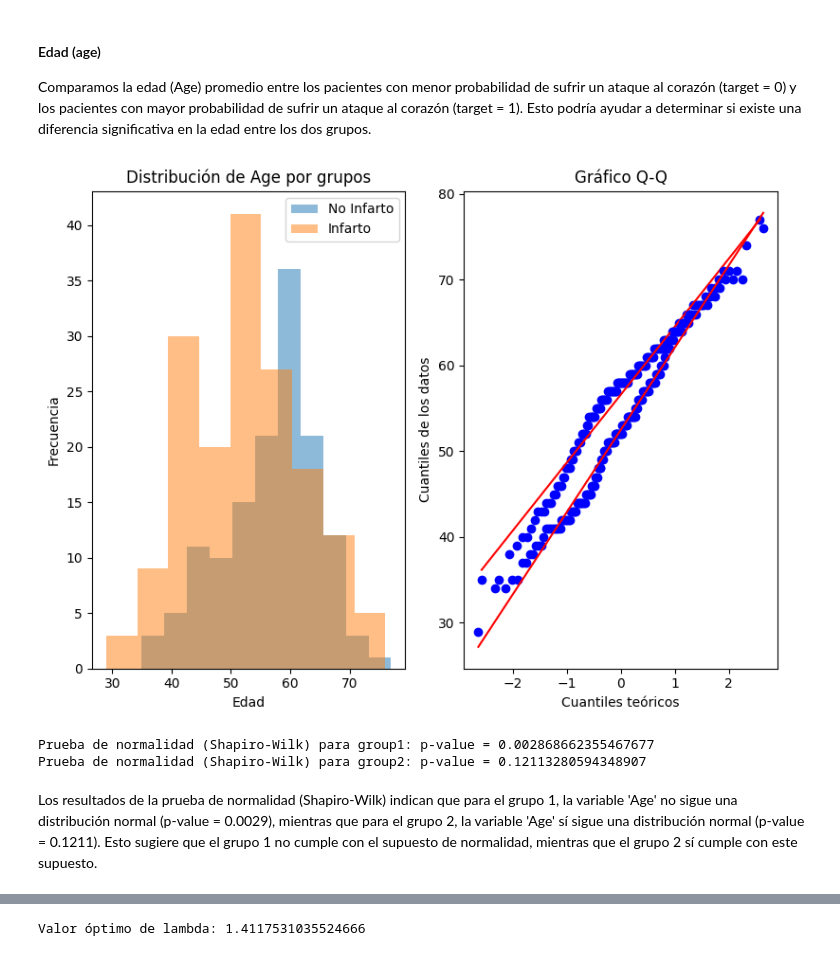
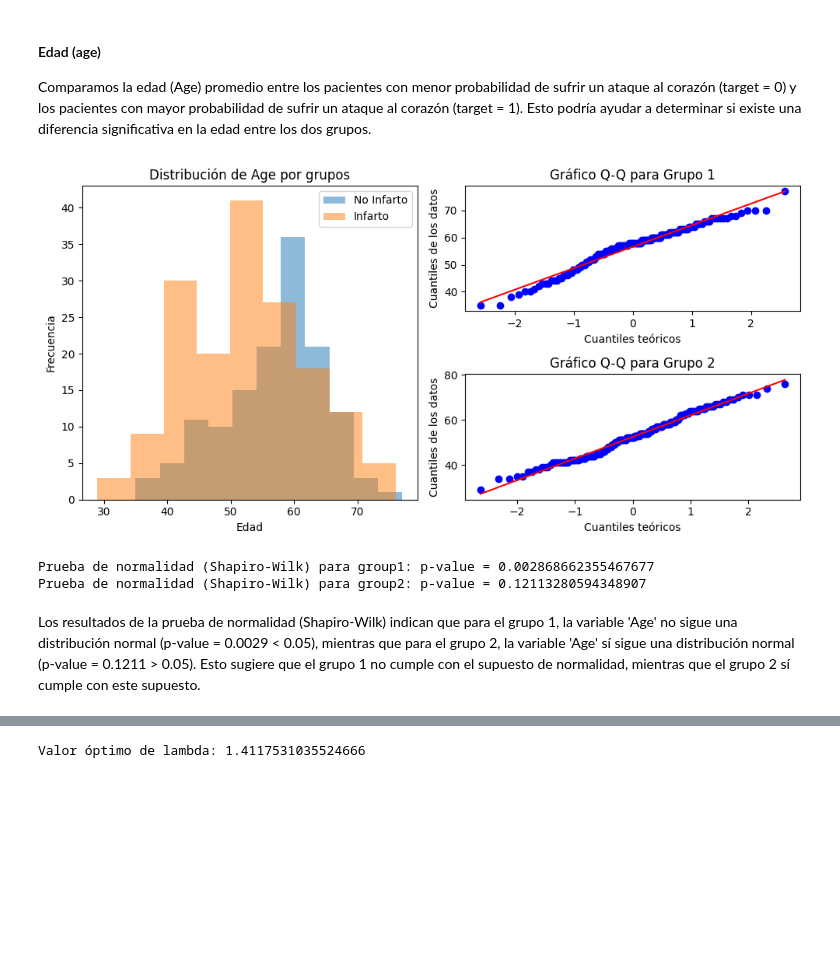
Before and after one commit to OscarTienda/heart-attack-analysis-prection, a Jupyter notebook: code/heart-attack-analysis-prediction.ipynb, the cells around one changed output, grey strips where cells are left out. Saved outputs shown, nothing was run; the diff lists cells and outputs as text; code cells hidden in the pictures; blank space fills up the shorter version.

Commit message:
feat/_add_Q-Q_graph_per_each_group_and_modify_texts

```diff
--- a/code/heart-attack-analysis-prediction.ipynb
+++ b/code/heart-attack-analysis-prediction.ipynb
@@ -564,41 +564,46 @@ Comparamos la edad (Age) promedio entre los pacientes con menor probabilidad de
 # %%
 # Realizar pruebas de normalidad
 group1_age = group1['age']
 group2_age = group2['age']
 
 # Verificación de la normalidad
-plt.figure(figsize=(8, 6))
+plt.figure(figsize=(10, 5))
 
 # Histogramas
 plt.subplot(1, 2, 1)
 plt.hist(group1_age, bins='auto', alpha=0.5, label='No Infarto')
 plt.hist(group2_age, bins='auto', alpha=0.5, label='Infarto')
 plt.xlabel('Edad')
 plt.ylabel('Frecuencia')
 plt.title('Distribución de Age por grupos')
 plt.legend()
 
 # Gráfico Q-Q
-plt.subplot(1, 2, 2)
+plt.subplot(2, 2, 2)
 stats.probplot(group1_age, dist='norm', plot=plt)
+plt.title('Gráfico Q-Q para Grupo 1')
+plt.xlabel('Cuantiles teóricos')
+plt.ylabel('Cuantiles de los datos')
+
+plt.subplot(2, 2, 4)
 stats.probplot(group2_age, dist='norm', plot=plt)
-plt.title('Gráfico Q-Q')
+plt.title('Gráfico Q-Q para Grupo 2')
 plt.xlabel('Cuantiles teóricos')
 plt.ylabel('Cuantiles de los datos')
 
 plt.tight_layout()
 plt.show()
 
 _, p_value1 = stats.shapiro(group1_age)
 _, p_value2 = stats.shapiro(group2_age)
 print('Prueba de normalidad (Shapiro-Wilk) para group1: p-value =', p_value1)
 print('Prueba de normalidad (Shapiro-Wilk) para group2: p-value =', p_value2)
 # %% [output]
-[figure, old version]
+[figure, new version]
 Prueba de normalidad (Shapiro-Wilk) para group1: p-value = 0.002868662355467677
 Prueba de normalidad (Shapiro-Wilk) para group2: p-value = 0.12113280594348907
 # %% [markdown]
-Los resultados de la prueba de normalidad (Shapiro-Wilk) indican que para el grupo 1, la variable 'Age' no sigue una distribución normal (p-value = 0.0029), mientras que para el grupo 2, la variable 'Age' sí sigue una distribución normal (p-value = 0.1211). Esto sugiere que el grupo 1 no cumple con el supuesto de normalidad, mientras que el grupo 2 sí cumple con este supuesto.
+Los resultados de la prueba de normalidad (Shapiro-Wilk) indican que para el grupo 1, la variable 'Age' no sigue una distribución normal (p-value = 0.0029 < 0.05), mientras que para el grupo 2, la variable 'Age' sí sigue una distribución normal (p-value = 0.1211 > 0.05). Esto sugiere que el grupo 1 no cumple con el supuesto de normalidad, mientras que el grupo 2 sí cumple con este supuesto.
 # %%
 # Verificación de homogeneidad de varianzas
 plt.figure()
```
Also changed, not shown: parts of 4 cells of this notebook.
